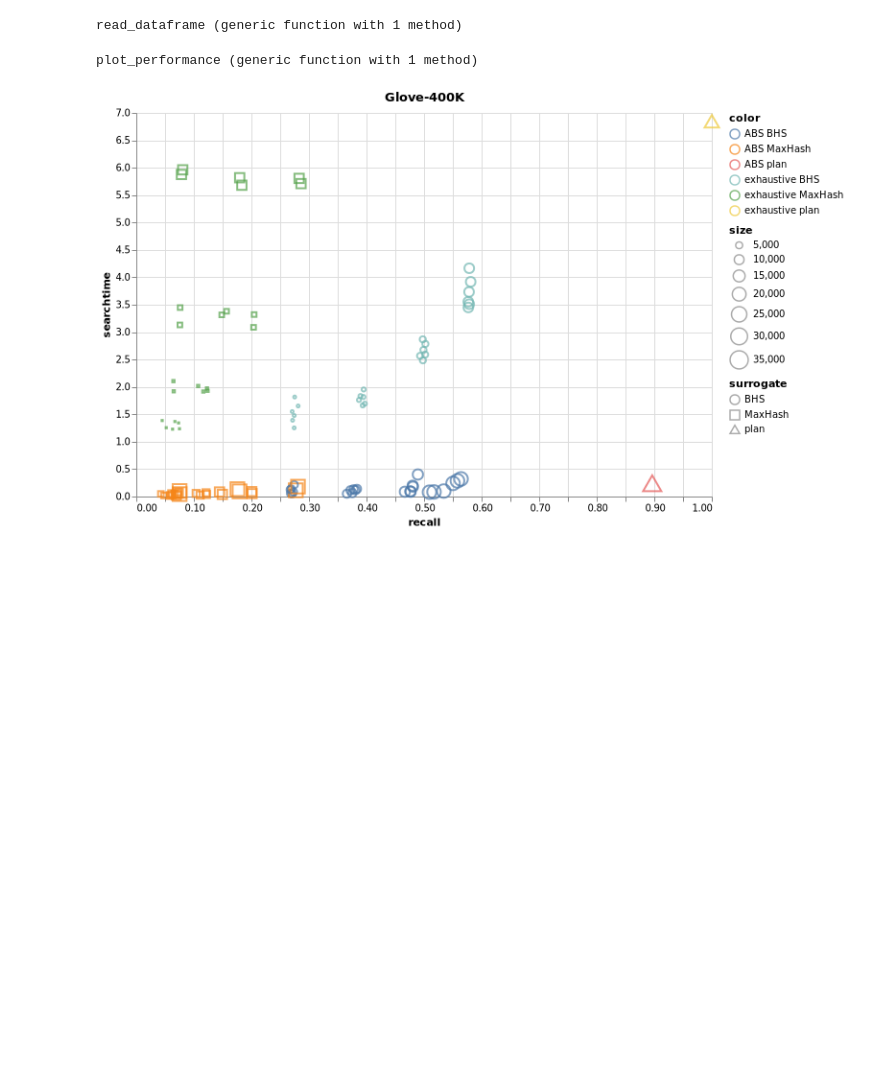
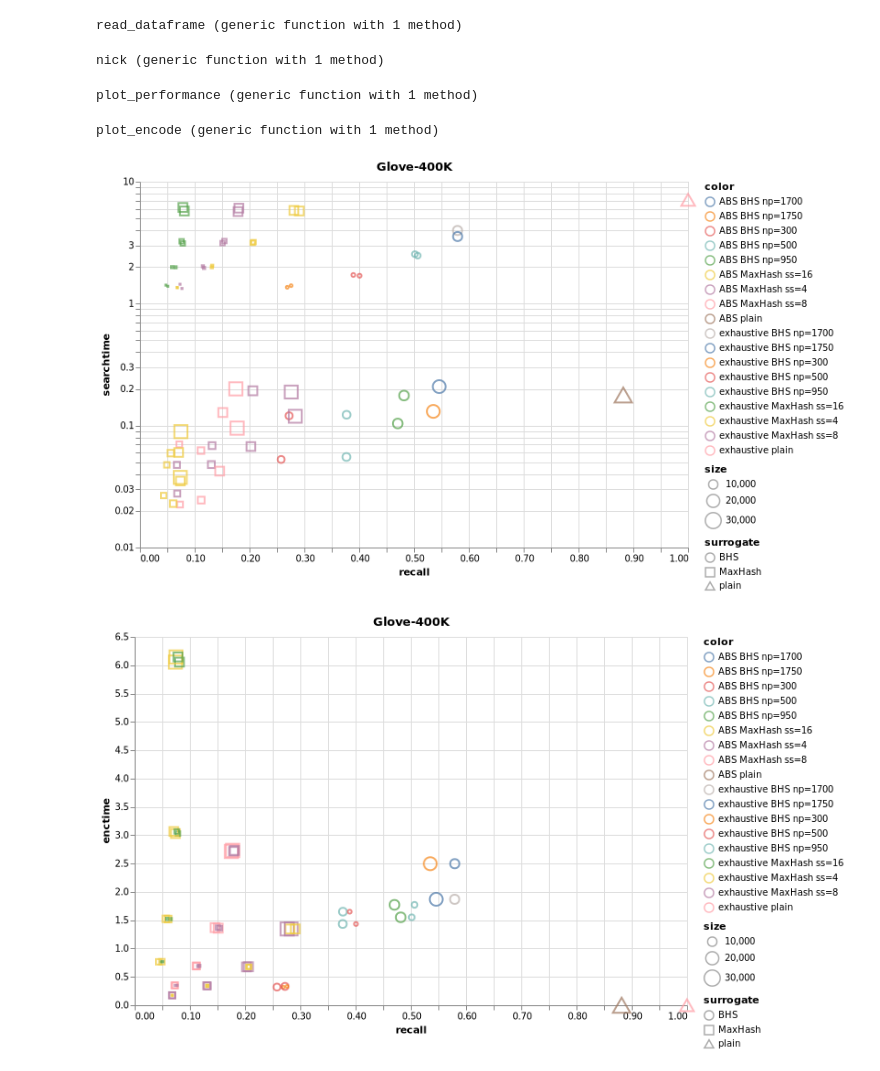
Before and after one commit to sadit/SurrogatedDistanceModels.jl, a Jupyter notebook: notebooks/vis.ipynb, the cells around one changed output. Drawn from its saved outputs; the diff is of its cells as text; code cells hidden in the pictures; blank space fills up the shorter version.

```diff
--- a/notebooks/vis.ipynb
+++ b/notebooks/vis.ipynb
@@ -9,7 +9,7 @@ using Queryverse, Glob, JSON, CSV, DataFrames, DisplayAs
 function read_dataframe(pat)
     J = JSON.parse.(read.(glob("../data/*$pat*.json"), String))
     for j in J
-        j["surrogate"] = get(j, "surrogate", "plan")
+        j["surrogate"] = get(j, "surrogate", "plain")
     end
 
     T = DataFrame.(J)
@@ -17,11 +17,58 @@ function read_dataframe(pat)
 end
 # %% [output]
 read_dataframe (generic function with 1 method)
+# %%
+function nick(r)
+
+    m = string(r.method, " ", r.surrogate)
+    if r.surrogate == "BHS"
+        rnd = 50
+        np = ceil(Int, get(r.npairs) / rnd) * rnd
+        string(m, " np=", np)
+    elseif r.surrogate == "MaxHash"
+        string(m, " ss=", get(r.samplesize))
+    else
+        m
+    end
+end
+# %% [output]
+nick (generic function with 1 method)
+# %%
+
+function plot_performance(D, title)
+    #D |> @mutate(nick=nick(_.method,  _.surrogate), size=(_.mem)^2) |> @vlplot(
+    D |> @mutate(nick=nick(_), size=(_.mem)^2) |> @vlplot(
+        mark={
+            :point,
+            point={filled=false, fill=:white}
+        },
+        x={
+            field=:recall
+        },
+        y={
+            field=:searchtime,
+            scale={type="log", base="10"}
+        },
+        color={
+            :nick,
+            title="color",
+        },
+        shape={
+            field=:surrogate
+        },
+        size="size:q",
+        width=600,
+        height=400,
+        title=title
+    ) |> DisplayAs.PNG
+end
+# %% [output]
+plot_performance (generic function with 1 method)
 # %%
-nick(m, s) = string(m, " ", s)
 
-function plot_performance(D, title)
-    D |> @mutate(nick=nick(_.method,  _.surrogate), size=(_.mem)^2) |> @vlplot(
+function plot_encode(D, title)
+    #D |> @mutate(nick=nick(_.method,  _.surrogate), size=(_.mem)^2) |> @vlplot(
+    D |> @mutate(nick=nick(_), size=(_.mem)^2) |> @vlplot(
         mark={
             :point,
             point={filled=false, fill=:white}
@@ -30,7 +77,7 @@ function plot_performance(D, title)
             field=:recall
         },
         y={
-            field=:searchtime
+            field=:enctime
         },
         color={
             :nick,
@@ -39,20 +86,22 @@ function plot_performance(D, title)
         shape={
             field=:surrogate
         },
-        size=:size,
+        size="size:q",
         width=600,
         height=400,
         title=title
     ) |> DisplayAs.PNG
 end
 # %% [output]
-plot_performance (generic function with 1 method)
+plot_encode (generic function with 1 method)
 # %%
 name = "Glove-400K"
 D = read_dataframe(name)
-plot_performance(D, name)
+plot_performance(D, name) |> display
+plot_encode(D, name)
 # %% [output]
-[figure, old version]
+[figure, new version]
+[figure, added]
 # %%
 name = "Glove-1M"
 D = read_dataframe(name)
```
Also changed, not shown: parts of 3 cells of this notebook, 3 other files.
